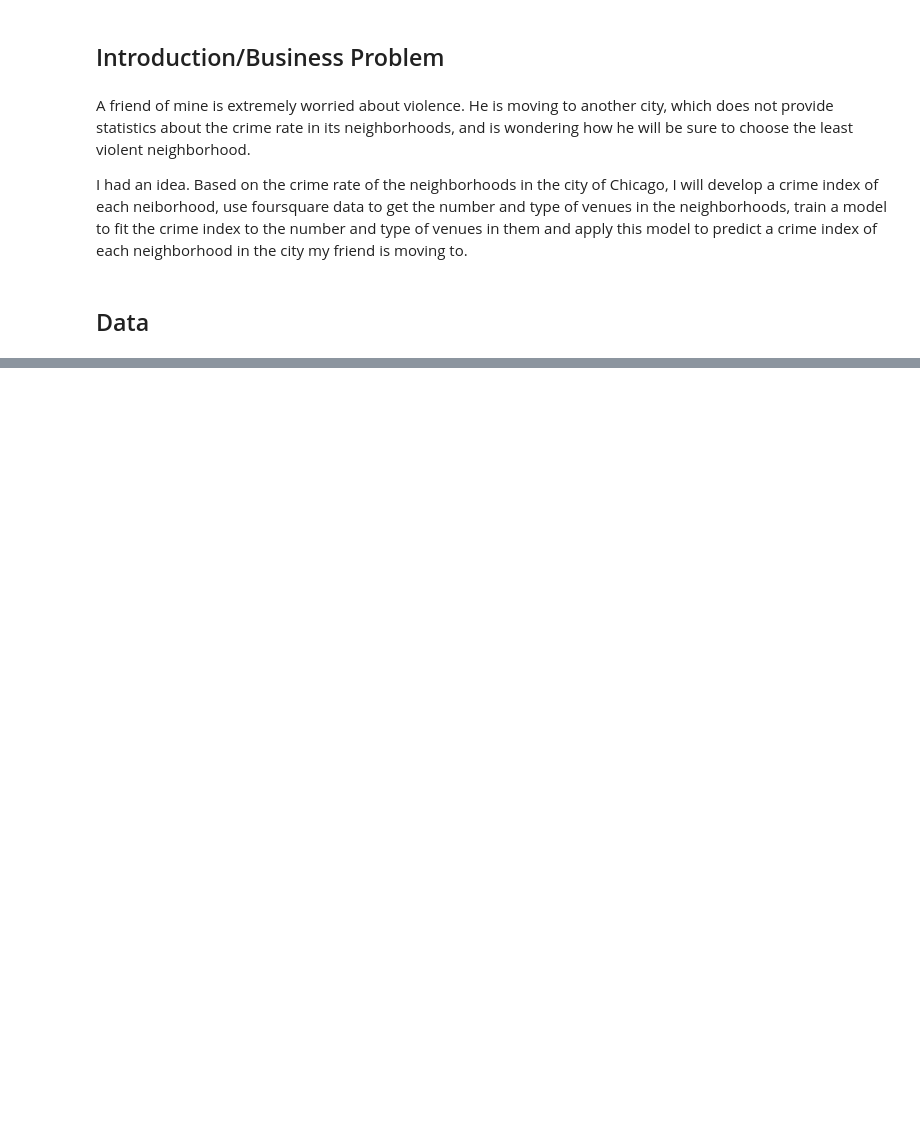
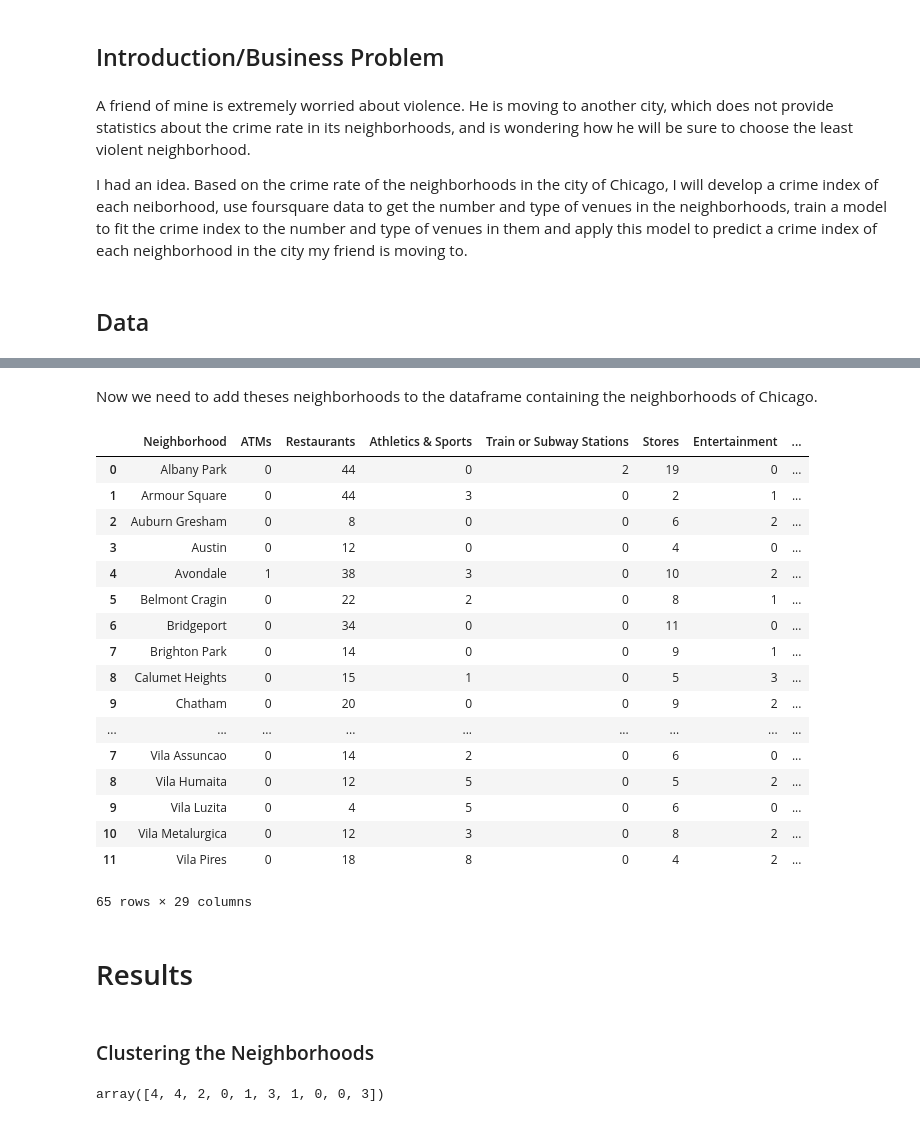
Before and after one commit to yconsani/Capstone-Project---IBM-DS, a Jupyter notebook: Capstone_Project_Yohan_Consani.ipynb, the cells around one changed output, grey strips where cells are left out. Drawn from its saved outputs; the diff is of its cells as text; code cells hidden in the pictures; blank space fills up the shorter version.

```diff
--- a/Capstone_Project_Yohan_Consani.ipynb
+++ b/Capstone_Project_Yohan_Consani.ipynb
@@ -16,0 +749,17 @@ A crime index will be assigned to the neighborhoods of this new city based on th
+# %%
+data = {'Bairro Campestre': [-23.637909,-46.542631],
+        'Centro': [-23.661471,-46.529092],
+       'Vila Assuncao': [-23.672044, -46.526948],
+       'Vila Humaita': [-23.673853, -46.503658],
+       'Bairro Jardim': [-23.652431, -46.536477],
+       'Vila Pires': [-23.676149, -46.511200],
+       'Vila Luzita': [-23.701109, -46.507170],
+       'Jd Alvorada': [-23.692945, -46.522974],
+       'Jardim Irene': [-23.709475, -46.510108],
+       'Vila Metalurgica': [-23.627966, -46.534318],
+       'Utinga': [-23.617370, -46.538667],
+       'Santa Terezinha': [-23.635531, -46.532421],}
+df_santo_andre = pd.DataFrame.from_dict(data, orient='index')
+df_santo_andre.reset_index(inplace =True)
+df_santo_andre = df_santo_andre.rename(columns={0: "LATITUDE", 1: "LONGITUDE", "index": "Neighborhood"})
+df_santo_andre
@@ -16,0 +780,5 @@ A crime index will be assigned to the neighborhoods of this new city based on th
+# %%
+SA_venues = getNearbyVenues(names=df_santo_andre['Neighborhood'],
+                                   latitudes=df_santo_andre['LATITUDE'],
+                                   longitudes=df_santo_andre['LONGITUDE']
+                                  )
@@ -16,0 +978,28 @@ A crime index will be assigned to the neighborhoods of this new city based on th
+# %% [markdown]
+Now we need to add theses neighborhoods to the dataframe containing the neighborhoods of Chicago.
+# %%
+df_final = pd.concat([df, df_categories], sort=False)
+df_final
+# %% [output]
+|  | Neighborhood | ATMs | Restaurants | Athletics & Sports | Train or Subway Stations | Stores | Entertainment | ... |
+| 0 | Albany Park | 0 | 44 | 0 | 2 | 19 | 0 | ... |
+| 1 | Armour Square | 0 | 44 | 3 | 0 | 2 | 1 | ... |
+| 2 | Auburn Gresham | 0 | 8 | 0 | 0 | 6 | 2 | ... |
+| 3 | Austin | 0 | 12 | 0 | 0 | 4 | 0 | ... |
+| 4 | Avondale | 1 | 38 | 3 | 0 | 10 | 2 | ... |
+| 5 | Belmont Cragin | 0 | 22 | 2 | 0 | 8 | 1 | ... |
+| 6 | Bridgeport | 0 | 34 | 0 | 0 | 11 | 0 | ... |
+| 7 | Brighton Park | 0 | 14 | 0 | 0 | 9 | 1 | ... |
+| 8 | Calumet Heights | 0 | 15 | 1 | 0 | 5 | 3 | ... |
+| 9 | Chatham | 0 | 20 | 0 | 0 | 9 | 2 | ... |
+| ... | ... | ... | ... | ... | ... | ... | ... | ... |
+| 7 | Vila Assuncao | 0 | 14 | 2 | 0 | 6 | 0 | ... |
+| 8 | Vila Humaita | 0 | 12 | 5 | 0 | 5 | 2 | ... |
+| 9 | Vila Luzita | 0 | 4 | 5 | 0 | 6 | 0 | ... |
+| 10 | Vila Metalurgica | 0 | 12 | 3 | 0 | 8 | 2 | ... |
+| 11 | Vila Pires | 0 | 18 | 8 | 0 | 4 | 2 | ... |
+65 rows × 29 columns
+# %% [markdown]
+# Results
+# %% [markdown]
+### Clustering the Neighborhoods
@@ -16,0 +1008,10 @@ A crime index will be assigned to the neighborhoods of this new city based on th
+# %%
+kclusters = 5
+
+df_clustering = df_final.drop(columns=['Neighborhood','Crime Index'])
+
+kmeans = KMeans(n_clusters=kclusters, random_state=7).fit(df_clustering)
+
+kmeans.labels_[0:10]
+# %% [output]
+array([4, 4, 2, 0, 1, 3, 1, 0, 0, 3])
```
Also changed, not shown: parts of 91 cells of this notebook.
